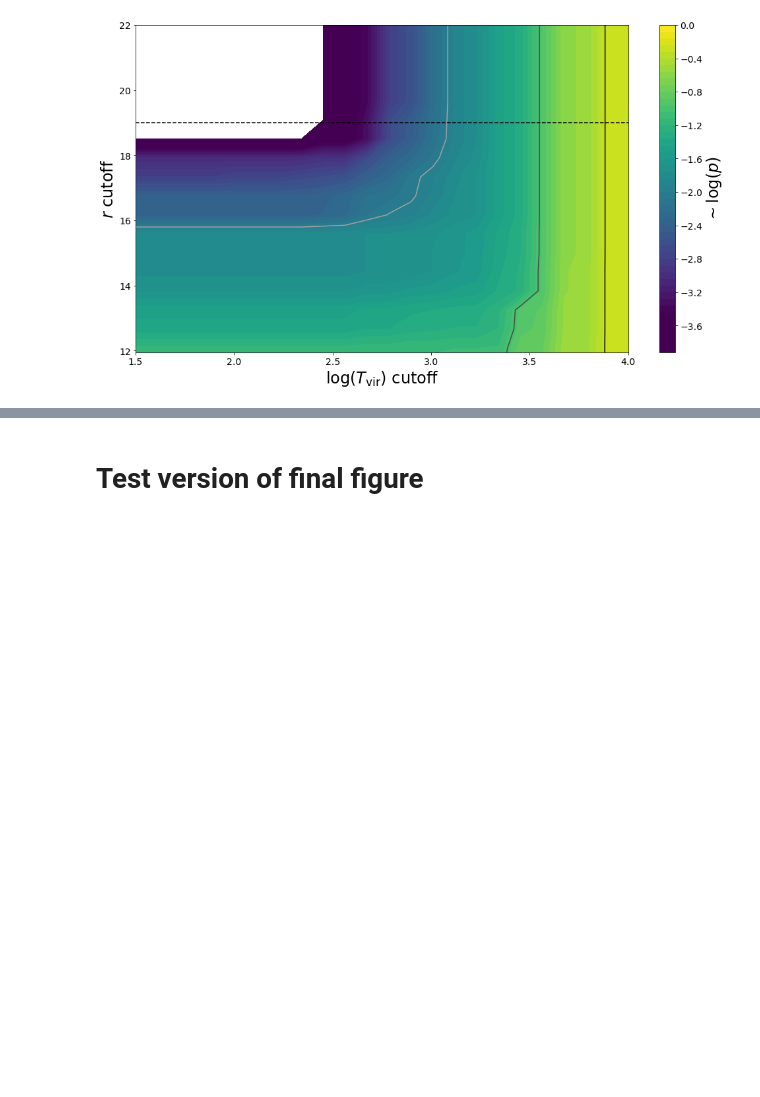
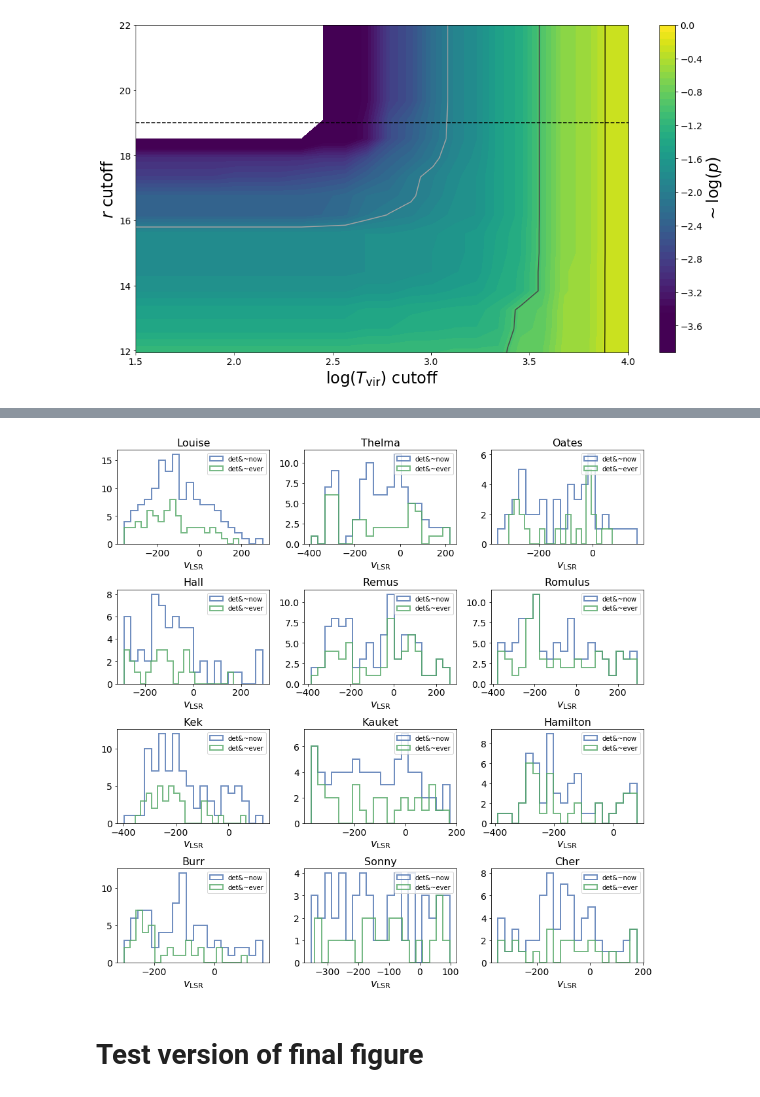
Before and after one commit to eteq/galvis, a Jupyter notebook: UpID ever experiments.ipynb, the cells around one changed output, grey strips where cells are left out. Saved outputs shown, nothing was run; the diff lists cells and outputs as text; code cells hidden in the pictures; blank space fills up the shorter version.

```diff
--- a/UpID ever experiments.ipynb
+++ b/UpID ever experiments.ipynb
@@ -233,3 +313,20 @@ for tab in tabss:
+# %%
+fig, axs = plt.subplots(4, 3, figsize=(12,12))
+for ax, tab, name in zip(axs.ravel(), tabs, namess):
+    det = tab['detectable_dr1'].astype(bool)
+    velcuts = tab['vel_cuts'].astype(bool)
+    now =  tab['sat_now'].astype(bool)
+    ever =  tab['sat_ever'].astype(bool)
+    ax.hist(tab['vlsr'][det&~now], label='det&~now', normed=False, bins=20, histtype='step', alpha=.8, lw=2)
+    ax.hist(tab['vlsr'][det&~ever], label='det&~ever', normed=False, bins=20, histtype='step', alpha=.8, lw=2)
+    ax.legend(loc=0)
+    ax.set_title(name)
+    ax.set_xlabel(r'$v_{\rm LSR}$')
+
+plt.tight_layout()
+plt.savefig('/Users/erik/Desktop/vlsr_galfaish.pdf')
+# %% [output]
+[figure, added]
 # %% [markdown]
 # Test version of final figure
 # %%
```
Also changed, not shown: parts of 11 cells of this notebook.
